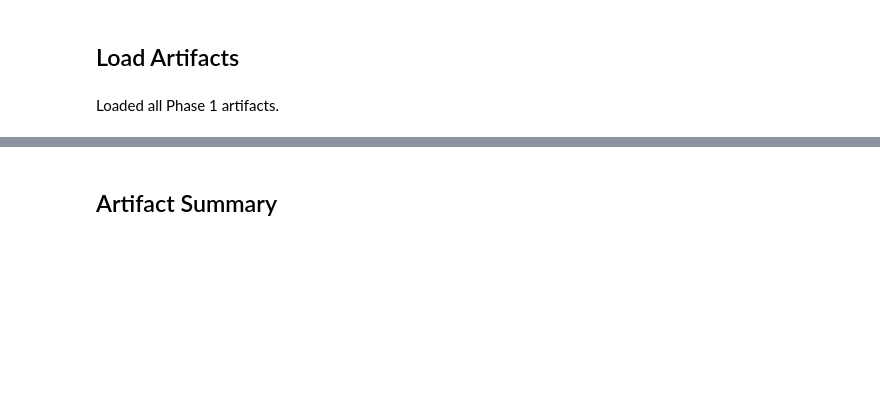
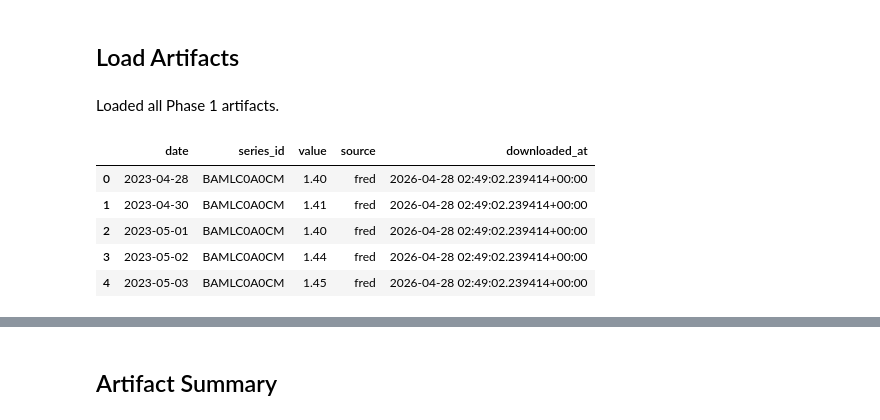
Before and after one commit to syang620/deep-rl-portfolio-optimization, a Jupyter notebook: notebooks/phase1_data_review.ipynb, the cells around one changed output, grey strips where cells are left out. Saved outputs shown, nothing was run; the diff lists cells and outputs as text; code cells hidden in the pictures; blank space fills up the shorter version.

```diff
--- a/notebooks/phase1_data_review.ipynb
+++ b/notebooks/phase1_data_review.ipynb
@@ -59,3 +59,12 @@ data_quality_report = json.loads(paths["data_quality_report"].read_text())
 display(Markdown("Loaded all Phase 1 artifacts."))
 # %% [output]
 Loaded all Phase 1 artifacts.
+# %%
+macro.head()
+# %% [output]
+|  | date | series_id | value | source | downloaded_at |
+| 0 | 2023-04-28 | BAMLC0A0CM | 1.40 | fred | 2026-04-28 02:49:02.239414+00:00 |
+| 1 | 2023-04-30 | BAMLC0A0CM | 1.41 | fred | 2026-04-28 02:49:02.239414+00:00 |
+| 2 | 2023-05-01 | BAMLC0A0CM | 1.40 | fred | 2026-04-28 02:49:02.239414+00:00 |
+| 3 | 2023-05-02 | BAMLC0A0CM | 1.44 | fred | 2026-04-28 02:49:02.239414+00:00 |
+| 4 | 2023-05-03 | BAMLC0A0CM | 1.45 | fred | 2026-04-28 02:49:02.239414+00:00 |
```
Also changed, not shown: parts of 2 cells of this notebook, 2 other files.
